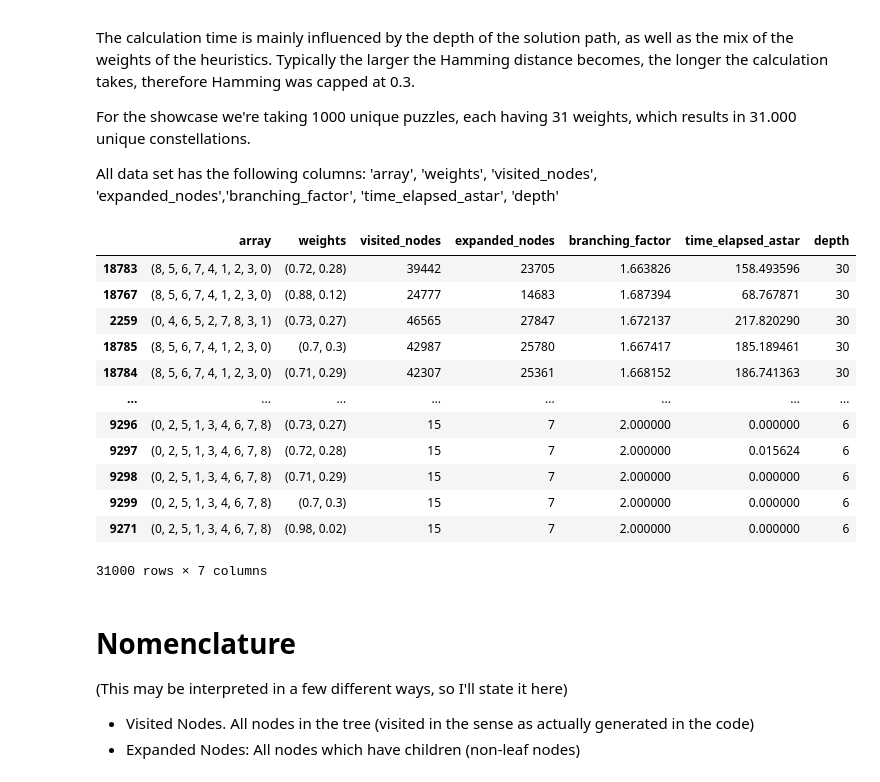
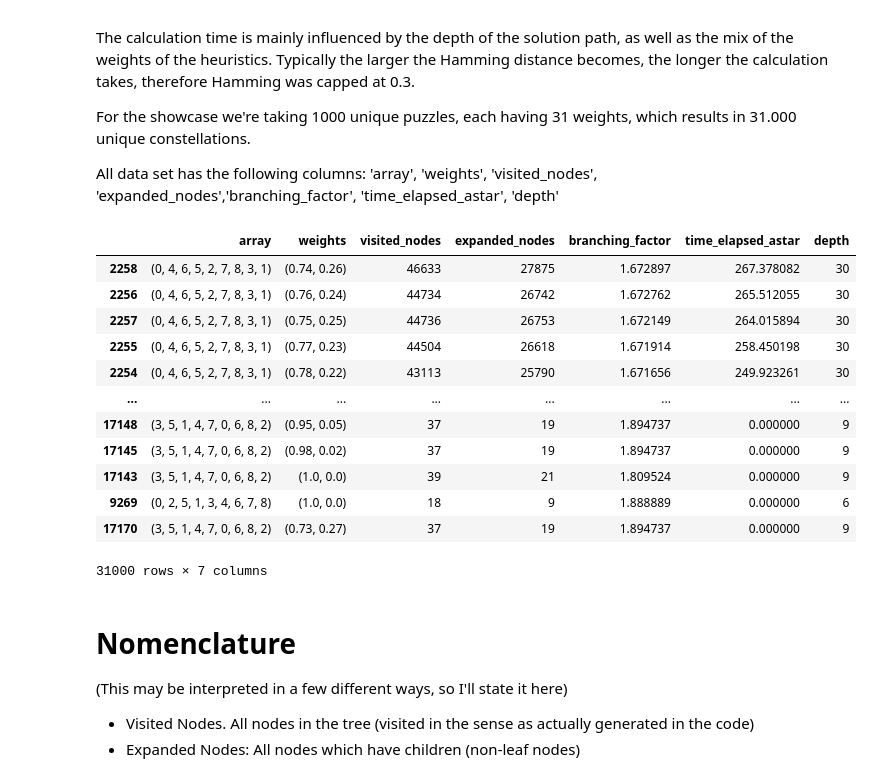
Before and after one commit to Henchway/AI-Data-Science-Exercises, a Jupyter notebook: Exercise1/analytics.ipynb, the cells around one changed output. Drawn from its saved outputs; the diff is of its cells as text; code cells hidden in the pictures.

```diff
--- a/Exercise1/analytics.ipynb
+++ b/Exercise1/analytics.ipynb
@@ -21,20 +21,20 @@ with open("results_1000_2021-05-08.json", "r") as file:
 
 df = pd.DataFrame(unfrozen)
 # %%
-df.sort_values('depth', ascending=False)
+df.sort_values('time_elapsed_astar', ascending=False)
 # %% [output]
 |  | array | weights | visited_nodes | expanded_nodes | branching_factor | time_elapsed_astar | depth |
-| 18783 | (8, 5, 6, 7, 4, 1, 2, 3, 0) | (0.72, 0.28) | 39442 | 23705 | 1.663826 | 158.493596 | 30 |
-| 18767 | (8, 5, 6, 7, 4, 1, 2, 3, 0) | (0.88, 0.12) | 24777 | 14683 | 1.687394 | 68.767871 | 30 |
-| 2259 | (0, 4, 6, 5, 2, 7, 8, 3, 1) | (0.73, 0.27) | 46565 | 27847 | 1.672137 | 217.820290 | 30 |
-| 18785 | (8, 5, 6, 7, 4, 1, 2, 3, 0) | (0.7, 0.3) | 42987 | 25780 | 1.667417 | 185.189461 | 30 |
-| 18784 | (8, 5, 6, 7, 4, 1, 2, 3, 0) | (0.71, 0.29) | 42307 | 25361 | 1.668152 | 186.741363 | 30 |
+| 2258 | (0, 4, 6, 5, 2, 7, 8, 3, 1) | (0.74, 0.26) | 46633 | 27875 | 1.672897 | 267.378082 | 30 |
+| 2256 | (0, 4, 6, 5, 2, 7, 8, 3, 1) | (0.76, 0.24) | 44734 | 26742 | 1.672762 | 265.512055 | 30 |
+| 2257 | (0, 4, 6, 5, 2, 7, 8, 3, 1) | (0.75, 0.25) | 44736 | 26753 | 1.672149 | 264.015894 | 30 |
+| 2255 | (0, 4, 6, 5, 2, 7, 8, 3, 1) | (0.77, 0.23) | 44504 | 26618 | 1.671914 | 258.450198 | 30 |
+| 2254 | (0, 4, 6, 5, 2, 7, 8, 3, 1) | (0.78, 0.22) | 43113 | 25790 | 1.671656 | 249.923261 | 30 |
 | ... | ... | ... | ... | ... | ... | ... | ... |
-| 9296 | (0, 2, 5, 1, 3, 4, 6, 7, 8) | (0.73, 0.27) | 15 | 7 | 2.000000 | 0.000000 | 6 |
-| 9297 | (0, 2, 5, 1, 3, 4, 6, 7, 8) | (0.72, 0.28) | 15 | 7 | 2.000000 | 0.015624 | 6 |
-| 9298 | (0, 2, 5, 1, 3, 4, 6, 7, 8) | (0.71, 0.29) | 15 | 7 | 2.000000 | 0.000000 | 6 |
-| 9299 | (0, 2, 5, 1, 3, 4, 6, 7, 8) | (0.7, 0.3) | 15 | 7 | 2.000000 | 0.000000 | 6 |
-| 9271 | (0, 2, 5, 1, 3, 4, 6, 7, 8) | (0.98, 0.02) | 15 | 7 | 2.000000 | 0.000000 | 6 |
+| 17148 | (3, 5, 1, 4, 7, 0, 6, 8, 2) | (0.95, 0.05) | 37 | 19 | 1.894737 | 0.000000 | 9 |
+| 17145 | (3, 5, 1, 4, 7, 0, 6, 8, 2) | (0.98, 0.02) | 37 | 19 | 1.894737 | 0.000000 | 9 |
+| 17143 | (3, 5, 1, 4, 7, 0, 6, 8, 2) | (1.0, 0.0) | 39 | 21 | 1.809524 | 0.000000 | 9 |
+| 9269 | (0, 2, 5, 1, 3, 4, 6, 7, 8) | (1.0, 0.0) | 18 | 9 | 1.888889 | 0.000000 | 6 |
+| 17170 | (3, 5, 1, 4, 7, 0, 6, 8, 2) | (0.73, 0.27) | 37 | 19 | 1.894737 | 0.000000 | 9 |
 31000 rows × 7 columns
 # %% [markdown]
 # Nomenclature
```
Also changed, not shown: parts of 1 cell of this notebook, 14 other files.
